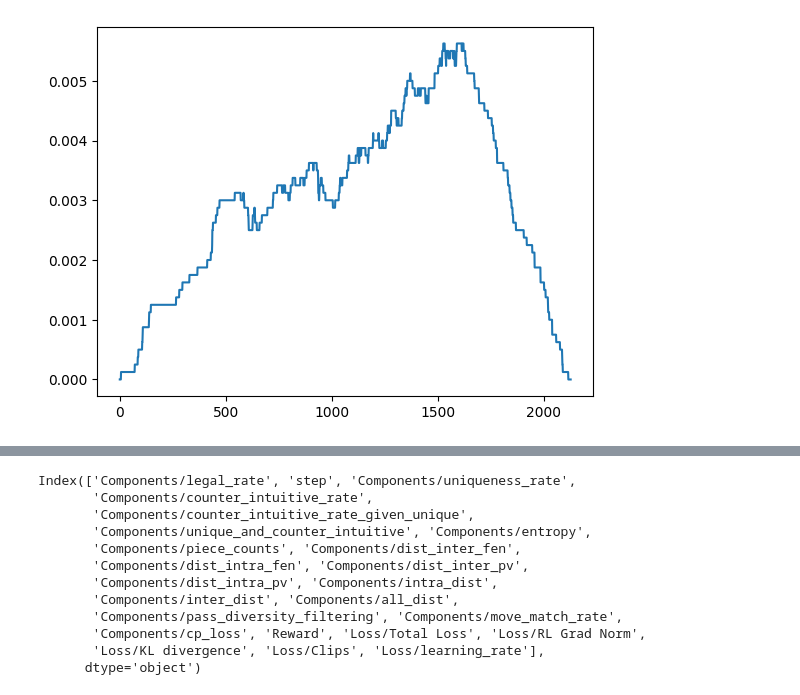
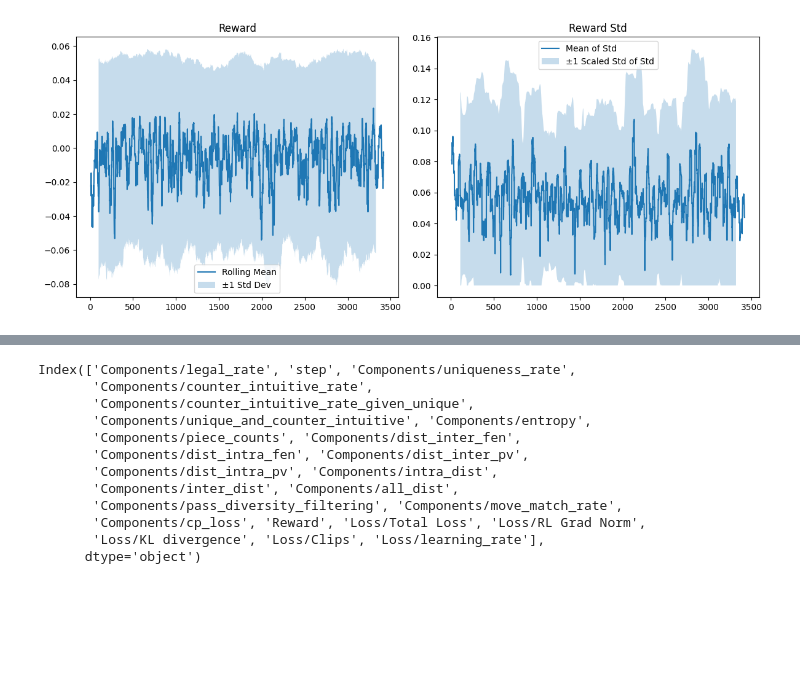
Before and after one commit to naapeli/Generating-open-source-chess-puzzles, a Jupyter notebook: Presentation 8.5/plots.ipynb, the cells around one changed output, grey strips where cells are left out. Saved outputs shown, nothing was run; the diff lists cells and outputs as text; code cells hidden in the pictures; blank space fills up the shorter version.

```diff
--- a/Presentation 8.5/plots.ipynb
+++ b/Presentation 8.5/plots.ipynb
@@ -59,12 +63,45 @@ def plot_all(df: pd.DataFrame, *args, window=100, alpha=0.001, start=0, type="ro
         elif type == "ema":
             plot_ema(df[col], alpha=alpha, start=start)
     plt.show()
-# %%
-import numpy as np
-
-
-plt.plot(np.convolve(df["Components/unique_and_counter_intuitive"].to_numpy(), np.ones(500) / 500))
-plt.show()
-# %% [output]
-[figure, removed]
+# %%
+steps = df["step"]
+col = df["Reward"]
+
+plt.figure(figsize=(12, 5))
+
+beta = 1
+window_size = 20
+slow_window = 10 * window_size
+
+plt.subplot(1, 2, 1)
+mean = col.rolling(window=window_size, center=True).mean()
+std = col.rolling(window=slow_window, center=True).std()
+std_mean = col.rolling(window=slow_window, center=True).mean()
+
+plt.plot(steps, mean, label="Rolling Mean")
+plt.fill_between(steps, std_mean - beta * std, std_mean + beta * std, alpha=0.25, label=f"±{beta} Std Dev")
+plt.title("Reward")
+plt.legend()
+
+plt.subplot(1, 2, 2)
+window_size = 20
+# std_mean = col.rolling(window=window_size, center=True).std()
+# std_std_mean = std_mean.rolling(window=10 * window_size, center=True).mean()
+# std_std = std_mean.rolling(window=10 * window_size, center=True).std()
+std_fast = col.rolling(window=window_size, center=True).std()
+std_std_mean = std_fast.rolling(window=slow_window, center=True).mean()
+std_std = std_fast.rolling(window=slow_window, center=True).std()
+raw_std_std = std_std * np.sqrt(window_size)
+lower_bound = np.maximum(0, std_std_mean - beta * raw_std_std)
+upper_bound = std_std_mean + beta * raw_std_std
+
+plt.plot(steps, std_fast, label="Mean of Std")
+plt.fill_between(steps, lower_bound, upper_bound, alpha=0.25, label=f"±{beta} Scaled Std of Std")
+plt.title("Reward Std")
+plt.legend()
+
+plt.tight_layout()
+plt.show()
+# %% [output]
+[figure, added]
 # %%
```
Also changed, not shown: parts of 9 cells of this notebook, 11 other files.
